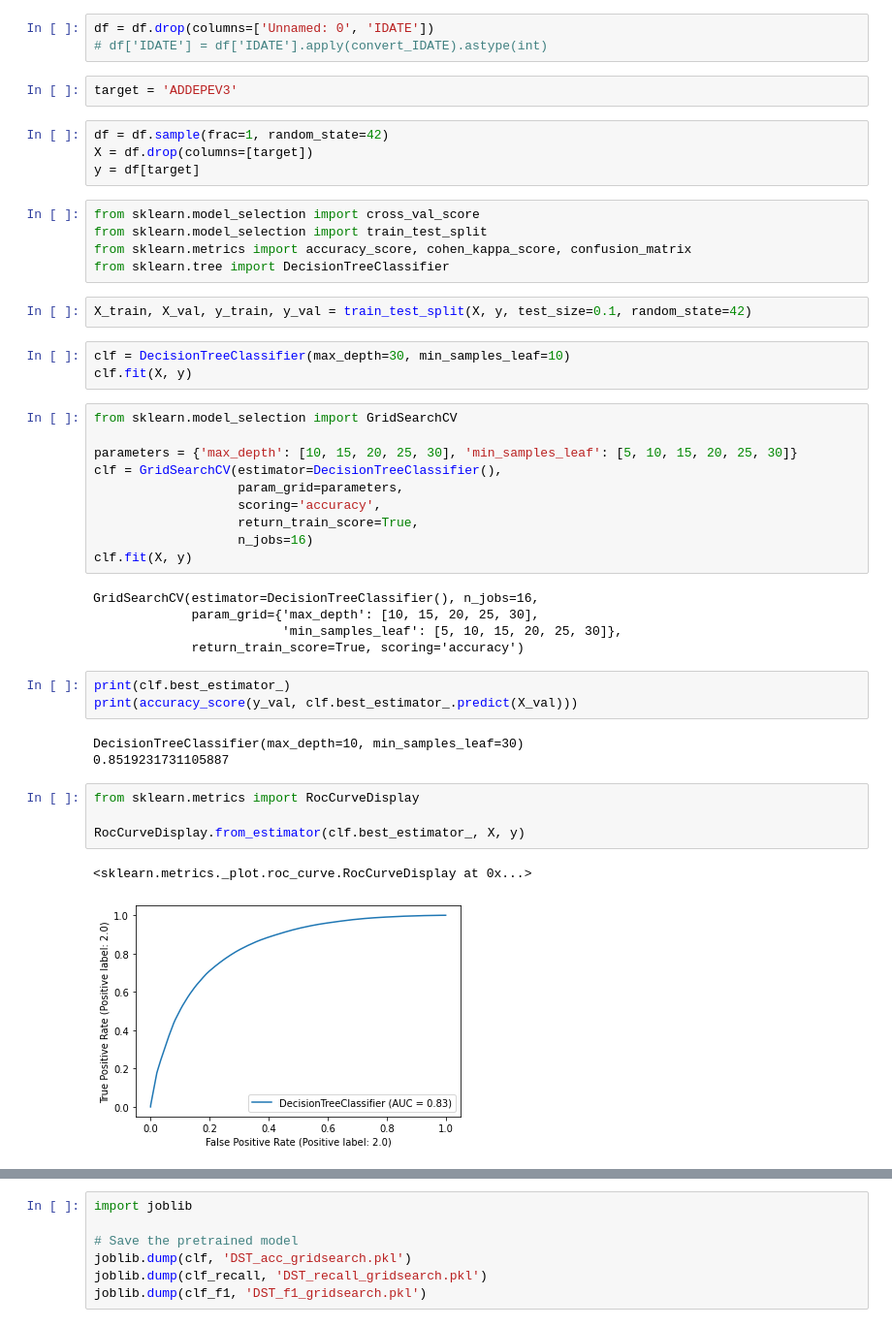
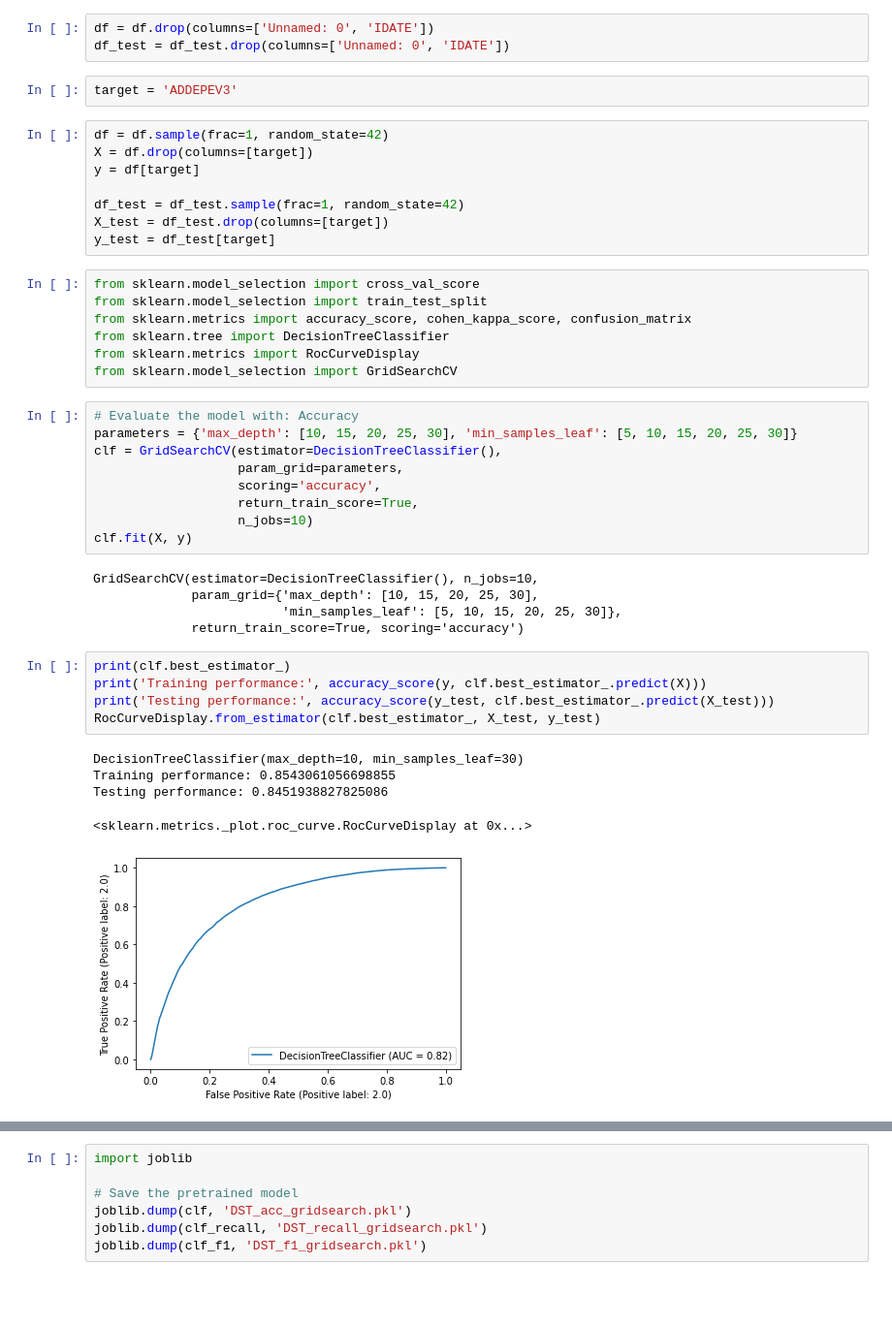
Before and after one commit to JIElite/TWDS-medical, a Jupyter notebook: notebook/GridSearch_DT_Baseline.ipynb, the cells around one changed output, grey strips where cells are left out. Shown at 97% size. Saved outputs shown, nothing was run; the diff lists cells and outputs as text; blank space fills up the shorter version.

Commit message:
Evaluate performance with testing data

```diff
--- a/notebook/GridSearch_DT_Baseline.ipynb
+++ b/notebook/GridSearch_DT_Baseline.ipynb
@@ -26,48 +11,46 @@ Index(['Unnamed: 0', 'IDATE', 'CNCRAGE_N', 'CNCRAGE_C', 'PHYSHLTH_N',
 # %%
 df = df.drop(columns=['Unnamed: 0', 'IDATE'])
-# df['IDATE'] = df['IDATE'].apply(convert_IDATE).astype(int)
+df_test = df_test.drop(columns=['Unnamed: 0', 'IDATE'])
 # %%
 target = 'ADDEPEV3'
 # %%
 df = df.sample(frac=1, random_state=42)
 X = df.drop(columns=[target])
 y = df[target]
+
+df_test = df_test.sample(frac=1, random_state=42)
+X_test = df_test.drop(columns=[target])
+y_test = df_test[target]
 # %%
 from sklearn.model_selection import cross_val_score
 from sklearn.model_selection import train_test_split
 from sklearn.metrics import accuracy_score, cohen_kappa_score, confusion_matrix
 from sklearn.tree import DecisionTreeClassifier
+from sklearn.metrics import RocCurveDisplay
+from sklearn.model_selection import GridSearchCV
-# %%
-X_train, X_val, y_train, y_val = train_test_split(X, y, test_size=0.1, random_state=42)
-# %%
-clf = DecisionTreeClassifier(max_depth=30, min_samples_leaf=10)
-clf.fit(X, y)
 # %%
-from sklearn.model_selection import GridSearchCV
-
+# Evaluate the model with: Accuracy
 parameters = {'max_depth': [10, 15, 20, 25, 30], 'min_samples_leaf': [5, 10, 15, 20, 25, 30]}
 clf = GridSearchCV(estimator=DecisionTreeClassifier(),
                    param_grid=parameters,
                    scoring='accuracy',
                    return_train_score=True,
-                   n_jobs=16)
+                   n_jobs=10)
 clf.fit(X, y)
 # %% [output]
-GridSearchCV(estimator=DecisionTreeClassifier(), n_jobs=16,
+GridSearchCV(estimator=DecisionTreeClassifier(), n_jobs=10,
              param_grid={'max_depth': [10, 15, 20, 25, 30],
                          'min_samples_leaf': [5, 10, 15, 20, 25, 30]},
              return_train_score=True, scoring='accuracy')
 # %%
 print(clf.best_estimator_)
-print(accuracy_score(y_val, clf.best_estimator_.predict(X_val)))
+print('Training performance:', accuracy_score(y, clf.best_estimator_.predict(X)))
+print('Testing performance:', accuracy_score(y_test, clf.best_estimator_.predict(X_test)))
+RocCurveDisplay.from_estimator(clf.best_estimator_, X_test, y_test)
 # %% [output]
 DecisionTreeClassifier(max_depth=10, min_samples_leaf=30)
-0.8519231731105887
+Training performance: 0.8543061056698855
+Testing performance: 0.8451938827825086
+<sklearn.metrics._plot.roc_curve.RocCurveDisplay at 0x...>
+[figure, added]
-# %%
-from sklearn.metrics import RocCurveDisplay
-
-RocCurveDisplay.from_estimator(clf.best_estimator_, X, y)
-# %% [output]
-<sklearn.metrics._plot.roc_curve.RocCurveDisplay at 0x...>
-[figure, removed]
 # %%
```
Also changed, not shown: parts of 10 cells of this notebook.
